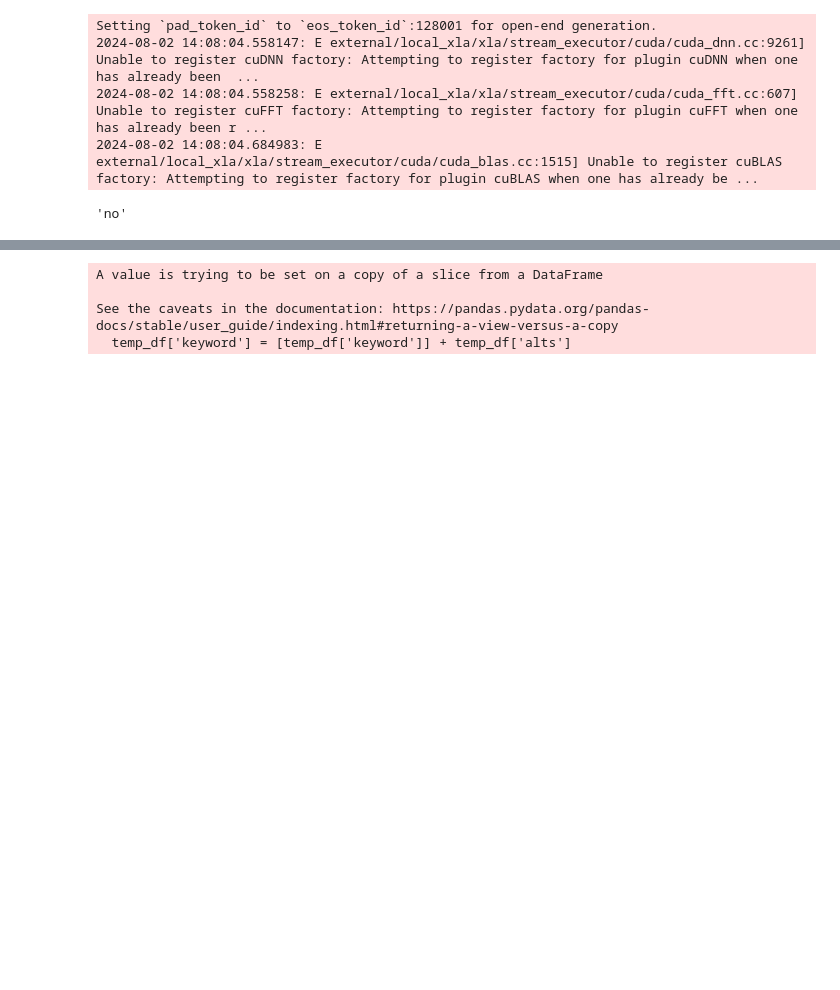
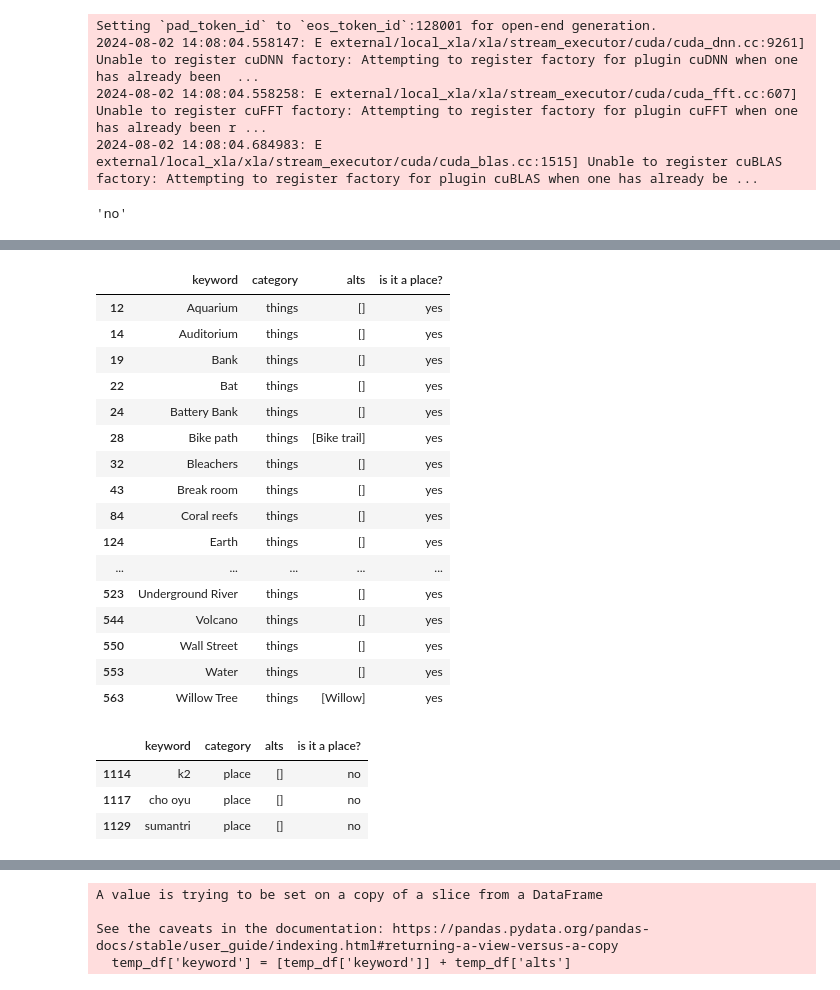
Before and after one commit to JHyuk2/TIL, a Jupyter notebook: Projects/LLM 20 questions - Kaggle/llama3-8b-chat-hf.ipynb, the cells around one changed output, grey strips where cells are left out. Saved outputs shown, nothing was run; the diff lists cells and outputs as text; code cells hidden in the pictures; blank space fills up the shorter version.

Commit message:
Kaggle Notebook | llama3-8b-chat | Version 5

```diff
--- a/Projects/LLM 20 questions - Kaggle/llama3-8b-chat-hf.ipynb
+++ b/Projects/LLM 20 questions - Kaggle/llama3-8b-chat-hf.ipynb
@@ -253,2 +159,0 @@ tensor([128000, 128006,   9125, 128007,    271,   9514,    527,    264,  11190,
-# %%
-answer = tokenizer.decode(out_ids[0], skip_special_tokens=True)
@@ -260,0 +167,28 @@ start_gen = inp_ids.input_ids.shape[1]
+# %%
+!wget -O keywords_local.py https://raw.githubusercontent.com/Kaggle/kaggle-environments/master/kaggle_environments/envs/llm_20_questions/keywords.py
+import json
+import pandas as pd
+from keywords_local import KEYWORDS_JSON
+
+def create_keyword_df(KEYWORDS_JSON):
+    json_data = json.loads(KEYWORDS_JSON)
+
+    keyword_list = []
+    category_list = []
+    alts_list = []
+
+    for i in range(len(json_data)):
+        for j in range(len(json_data[i]['words'])):
+            keyword = json_data[i]['words'][j]['keyword']
+            keyword_list.append(keyword)
+            category_list.append(json_data[i]['category'])
+            alts_list.append(json_data[i]['words'][j]['alts'])
+
+    data_pd = pd.DataFrame(columns=['keyword', 'category', 'alts'])
+    data_pd['keyword'] = keyword_list
+    data_pd['category'] = category_list
+    data_pd['alts'] = alts_list
+
+    return data_pd
+
+keywords_df = create_keyword_df(KEYWORDS_JSON)
@@ -260,0 +217,10 @@ start_gen = inp_ids.input_ids.shape[1]
+# %%
+answer_list = []
+
+keywords = keywords_df['keyword']
+for keyword in keywords:
+    obs.keyword = keyword
+    answer = answerer(obs)
+    answer_list.append(answer)
+
+keywords_df[obs.questions[0]] = answer_list
@@ -260,0 +245,3 @@ start_gen = inp_ids.input_ids.shape[1]
+# %%
+keywords_df[obs.questions[0]] = answer_list
+keywords_df
@@ -260,0 +262,27 @@ start_gen = inp_ids.input_ids.shape[1]
+# %%
+keywords_df[(keywords_df['category']=='things') & (keywords_df['is it a place?']=='yes')]
+# %% [output]
+|  | keyword | category | alts | is it a place? |
+| 12 | Aquarium | things | [] | yes |
+| 14 | Auditorium | things | [] | yes |
+| 19 | Bank | things | [] | yes |
+| 22 | Bat | things | [] | yes |
+| 24 | Battery Bank | things | [] | yes |
+| 28 | Bike path | things | [Bike trail] | yes |
+| 32 | Bleachers | things | [] | yes |
+| 43 | Break room | things | [] | yes |
+| 84 | Coral reefs | things | [] | yes |
+| 124 | Earth | things | [] | yes |
+| ... | ... | ... | ... | ... |
+| 523 | Underground River | things | [] | yes |
+| 544 | Volcano | things | [] | yes |
+| 550 | Wall Street | things | [] | yes |
+| 553 | Water | things | [] | yes |
+| 563 | Willow Tree | things | [Willow] | yes |
+# %%
+keywords_df[(keywords_df['category']=='place') & (keywords_df['is it a place?']=='no')]
+# %% [output]
+|  | keyword | category | alts | is it a place? |
+| 1114 | k2 | place | [] | no |
+| 1117 | cho oyu | place | [] | no |
+| 1129 | sumantri | place | [] | no |
```
Also changed, not shown: parts of 19 cells of this notebook.
